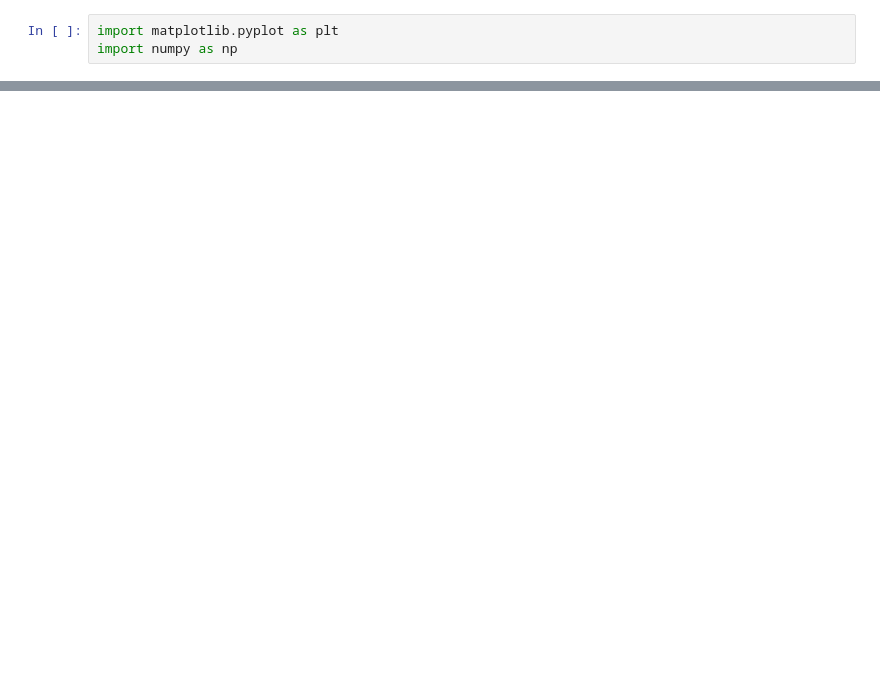
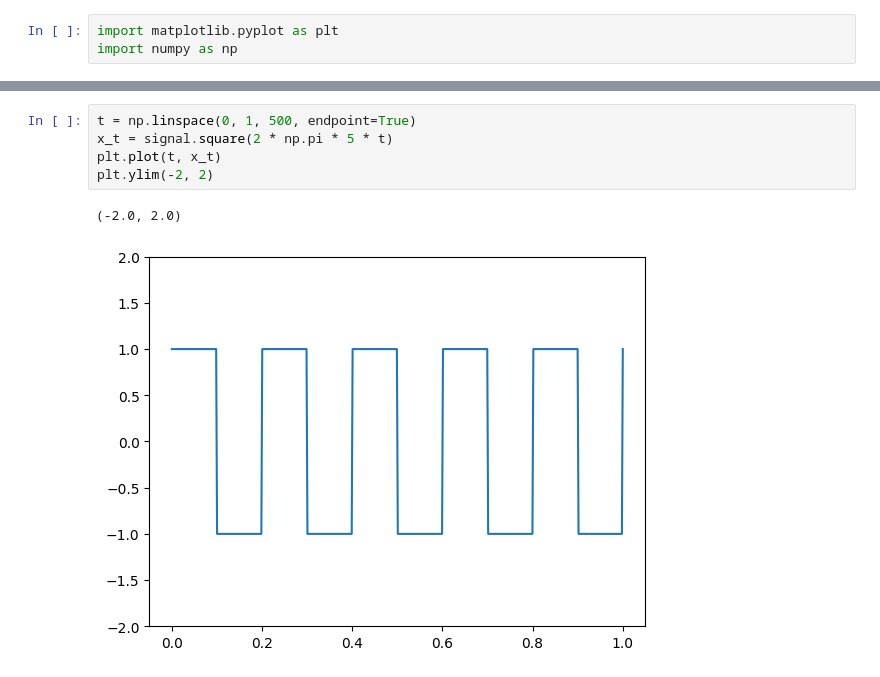
Before and after one commit to ondrejsvorc/UJEP, a Jupyter notebook: PZS/main.ipynb, the cells around one changed output, grey strips where cells are left out. Saved outputs shown, nothing was run; the diff lists cells and outputs as text; blank space fills up the shorter version.

```diff
--- a/PZS/main.ipynb
+++ b/PZS/main.ipynb
@@ -69,0 +219,8 @@ plt.show()
+# %%
+t = np.linspace(0, 1, 500, endpoint=True)
+x_t = signal.square(2 * np.pi * 5 * t)
+plt.plot(t, x_t)
+plt.ylim(-2, 2)
+# %% [output]
+(-2.0, 2.0)
+[figure, added]
```
Also changed, not shown: parts of 7 cells of this notebook.
